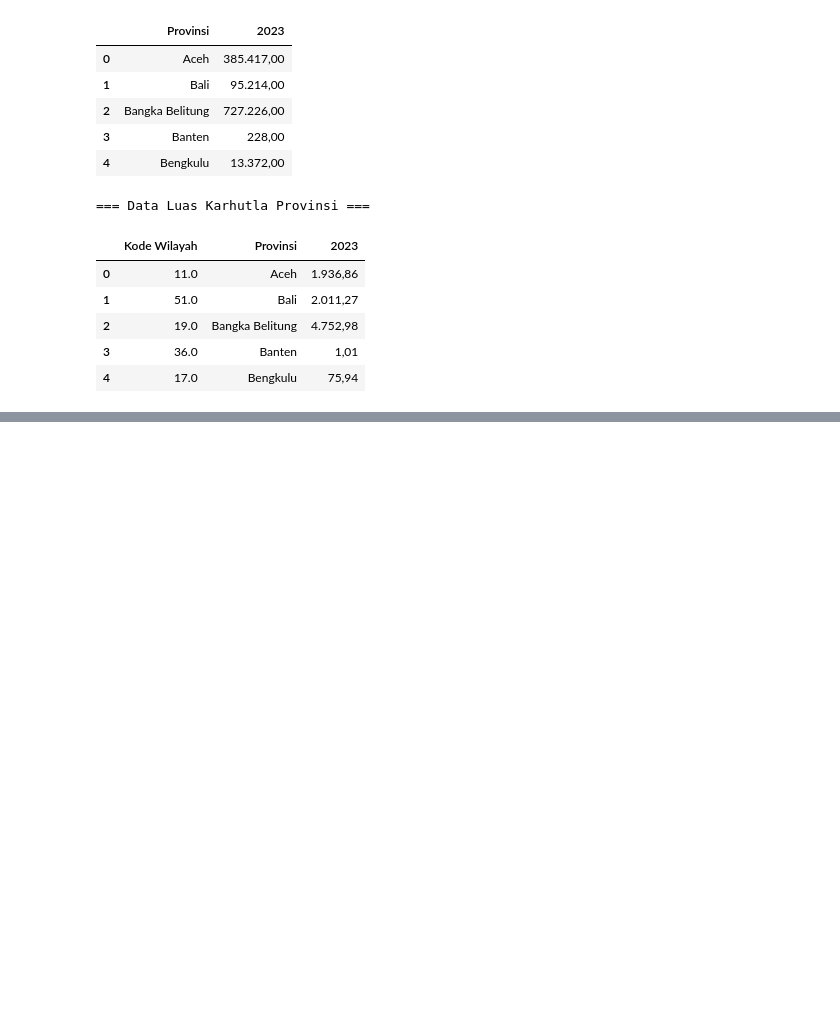
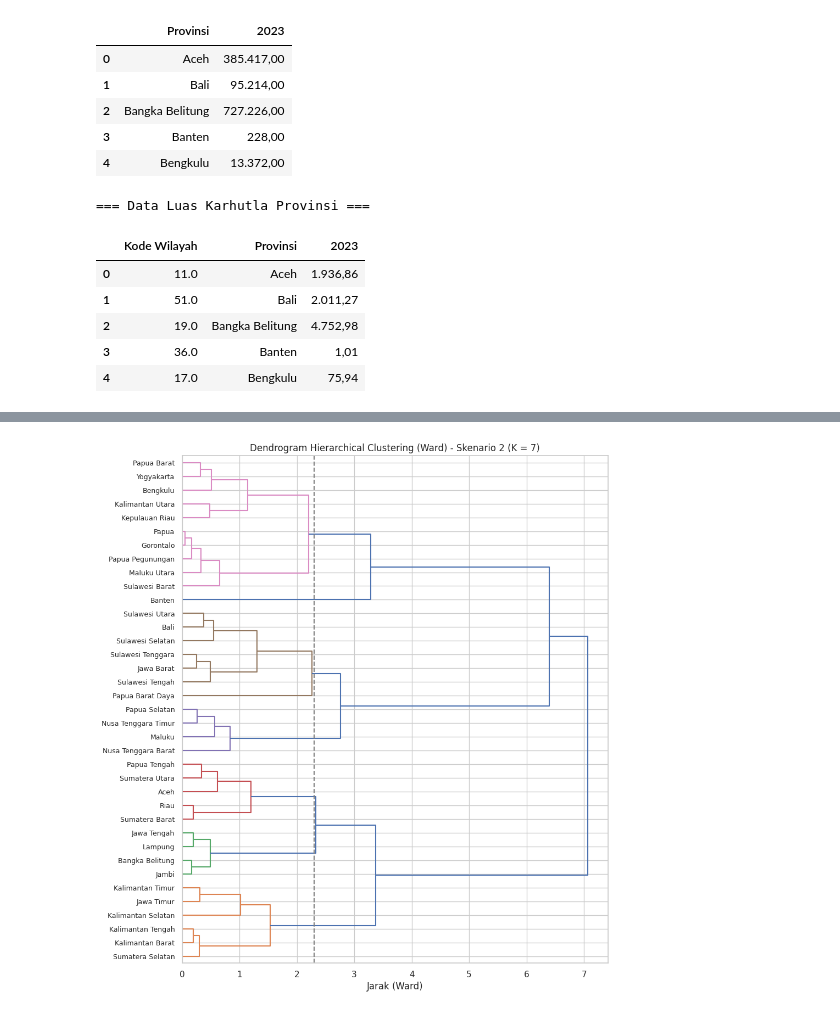
Before and after one commit to ImNotDanish05/2026_Pembelajaran-Mesin_TI-3A, a Jupyter notebook: Week_11/Main.ipynb, the cells around one changed output, grey strips where cells are left out. Cells and saved outputs as stored; diff of their text form; code cells hidden in the pictures; blank space fills up the shorter version.

```diff
--- a/Week_11/Main.ipynb
+++ b/Week_11/Main.ipynb
@@ -258,0 +508,13 @@ File berhasil disimpan ke: hasil_clustering_karhutla_emisi.csv
+# %%
+Z = linkage(X['S2'], method='ward')
+k = K_TERPILIH['S2']
+batas = (Z[-k, 2] + Z[-(k - 1), 2]) / 2
+fig, ax = plt.subplots(figsize=(10, 12))
+dendrogram(Z, labels=df_clust['Provinsi'].tolist(), orientation='right',
+           color_threshold=batas, leaf_font_size=9, ax=ax)
+ax.axvline(batas, ls='--', c='gray')
+ax.set_title(f'Dendrogram Hierarchical Clustering (Ward) - Skenario 2 (K = {k})')
+ax.set_xlabel('Jarak (Ward)')
+simpan_fig(fig, 'fig06_dendrogram_S2'); plt.show()
+# %% [output]
+[figure, added]
```
Also changed, not shown: parts of 40 cells of this notebook.
